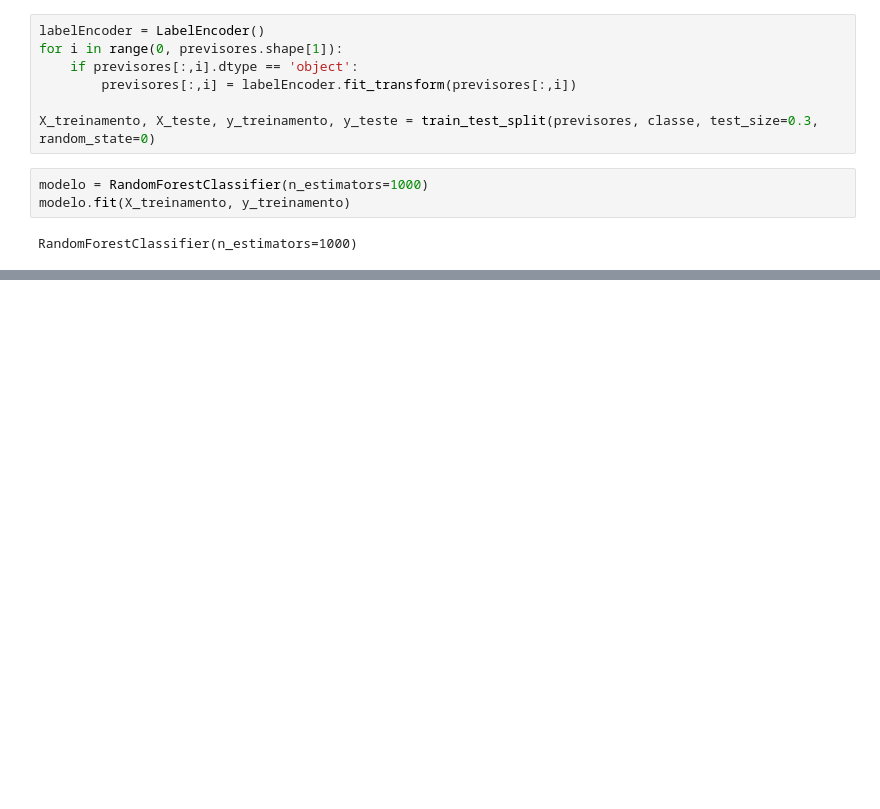
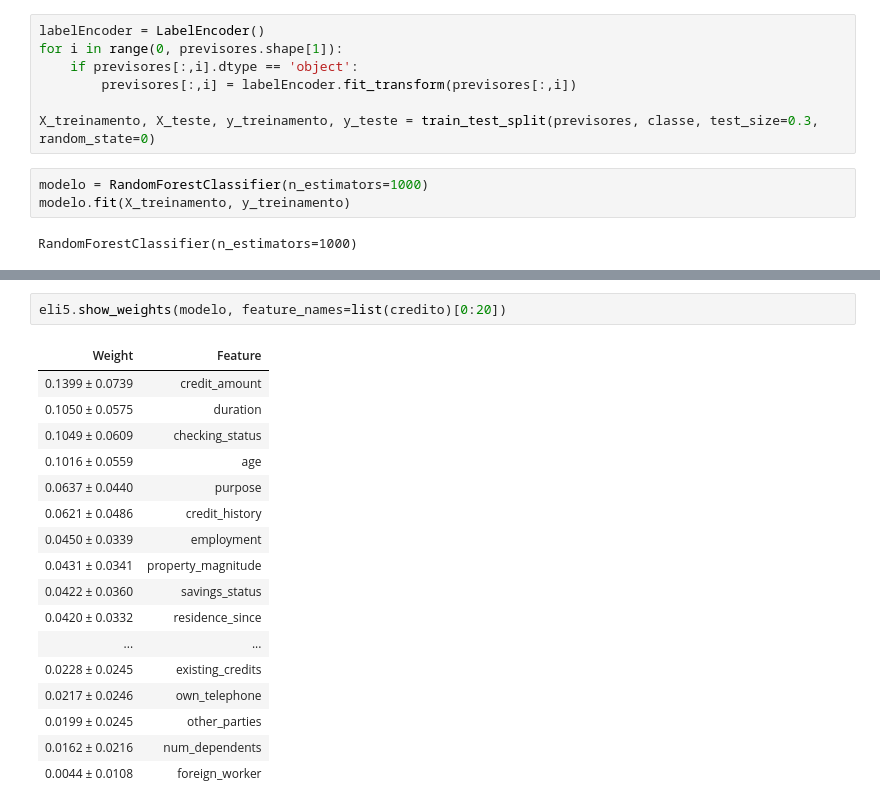
Before and after one commit to novaesdavi/doc-mynotes, a Jupyter notebook: ExerciciosCurso/XAI.ipynb, the cells around one changed output, grey strips where cells are left out. Saved outputs shown, nothing was run; the diff lists cells and outputs as text; blank space fills up the shorter version.

```diff
--- a/ExerciciosCurso/XAI.ipynb
+++ b/ExerciciosCurso/XAI.ipynb
@@ -40,0 +52,20 @@ RandomForestClassifier(n_estimators=1000)
+# %%
+eli5.show_weights(modelo, feature_names=list(credito)[0:20])
+# %% [output]
+| Weight | Feature |
+| 0.1399 ± 0.0739 | credit_amount |
+| 0.1050 ± 0.0575 | duration |
+| 0.1049 ± 0.0609 | checking_status |
+| 0.1016 ± 0.0559 | age |
+| 0.0637 ± 0.0440 | purpose |
+| 0.0621 ± 0.0486 | credit_history |
+| 0.0450 ± 0.0339 | employment |
+| 0.0431 ± 0.0341 | property_magnitude |
+| 0.0422 ± 0.0360 | savings_status |
+| 0.0420 ± 0.0332 | residence_since |
+| ... | ... |
+| 0.0228 ± 0.0245 | existing_credits |
+| 0.0217 ± 0.0246 | own_telephone |
+| 0.0199 ± 0.0245 | other_parties |
+| 0.0162 ± 0.0216 | num_dependents |
+| 0.0044 ± 0.0108 | foreign_worker |
```
Also changed, not shown: parts of 3 cells of this notebook.
